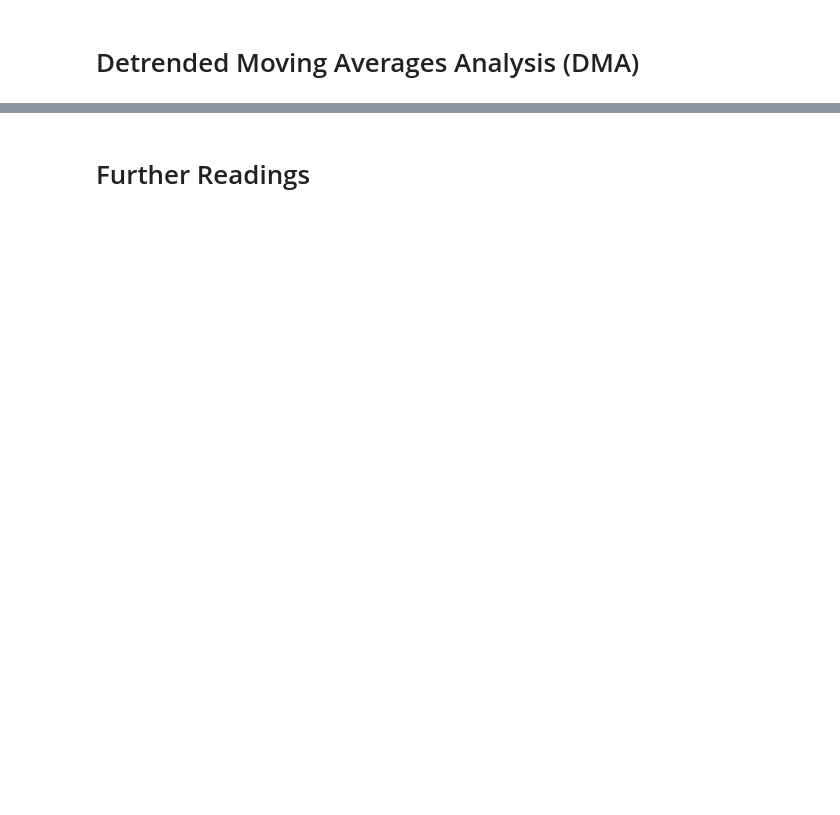
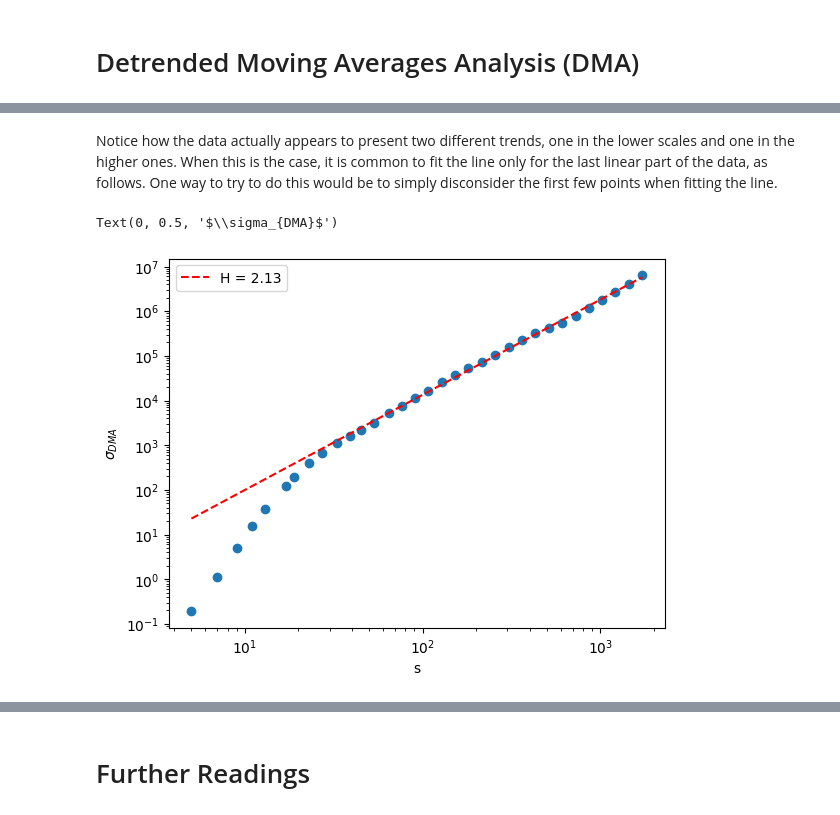
Before and after one commit to jkruse27/Tutorials, a Jupyter notebook: notebooks/scaling_analysis.ipynb, the cells around one changed output, grey strips where cells are left out. Cells and saved outputs as stored; diff of their text form; code cells hidden in the pictures; blank space fills up the shorter version.

```diff
--- a/notebooks/scaling_analysis.ipynb
+++ b/notebooks/scaling_analysis.ipynb
@@ -44,0 +159,17 @@ def dma(
+# %% [markdown]
+Notice how the data actually appears to present two different trends, one in the lower scales and one in the higher ones. When this is the case, it is common to fit the line only for the last linear part of the data, as follows. One way to try to do this would be to simply disconsider the first few points when fitting the line.
+# %%
+plt.scatter(scales, results)
+plt.xscale('log')
+plt.yscale('log')
+
+H, intercept = np.polyfit(np.log10(scales)[10:], np.log10(results)[10:], 1)
+line = H*np.log10(scales)+intercept
+plt.plot(scales, np.power(10, line), 'r--', label=f"H = {H:.2f}")
+
+plt.legend()
+plt.xlabel("s")
+plt.ylabel(r"$\sigma_{DMA}$")
+# %% [output]
+Text(0, 0.5, '$\\sigma_{DMA}$')
+[figure, added]
```
Also changed, not shown: parts of 12 cells of this notebook, 1 other file.
